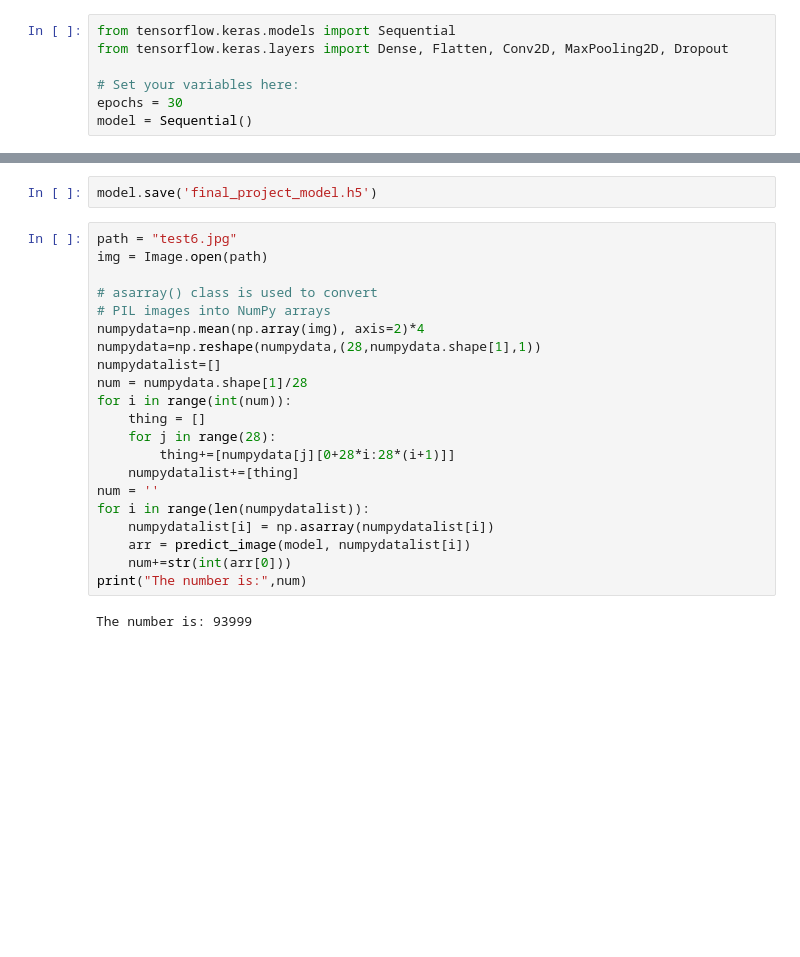
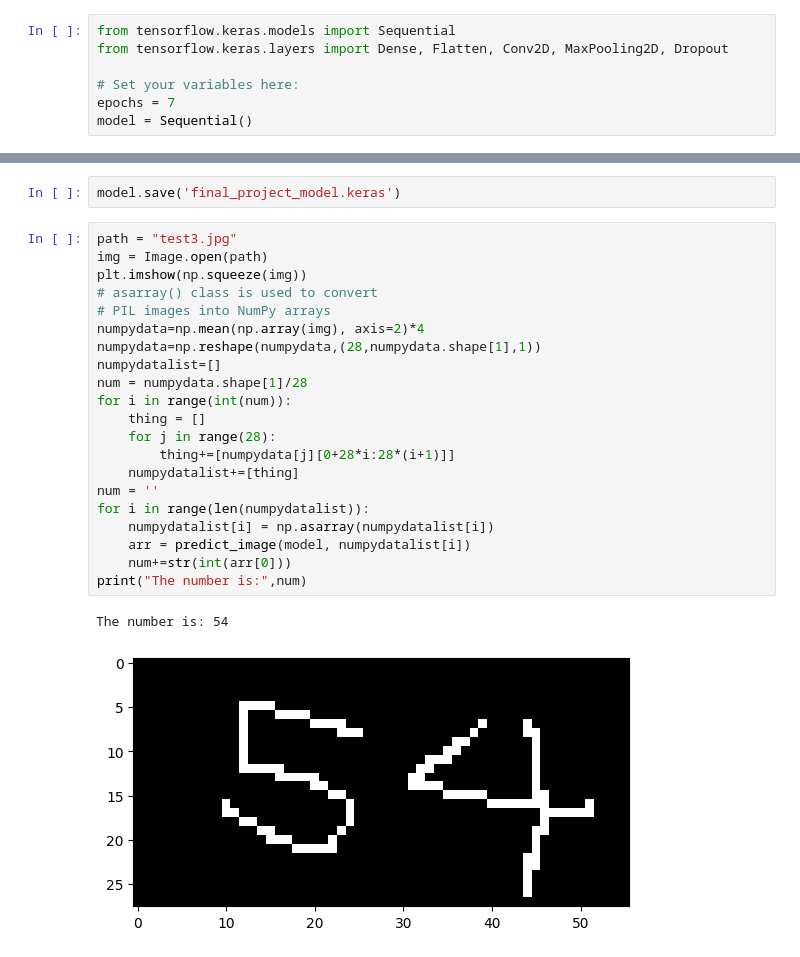
Before and after one commit to danerjin/ae-stuff, a Jupyter notebook: DanielJ/finalproject.ipynb, the cells around one changed output, grey strips where cells are left out. Saved outputs shown, nothing was run; the diff lists cells and outputs as text; blank space fills up the shorter version.

```diff
--- a/DanielJ/finalproject.ipynb
+++ b/DanielJ/finalproject.ipynb
@@ -56,7 +59,7 @@ from tensorflow.keras.models import Sequential
 from tensorflow.keras.layers import Dense, Flatten, Conv2D, MaxPooling2D, Dropout
 
 # Set your variables here:
-epochs = 30
+epochs = 7
 model = Sequential()
 # %%
 model.add(Conv2D(filters=32 , kernel_size=(3,3) ,activation='relu',input_shape= input_shape))
@@ -93,25 +95,26 @@ Epoch 30/30
 # %%
-model.save('final_project_model.h5')
+model.save('final_project_model.keras')
 # %%
-path = "test6.jpg"
+path = "test3.jpg"
 img = Image.open(path)
-
+plt.imshow(np.squeeze(img))
 # asarray() class is used to convert
 # PIL images into NumPy arrays
 numpydata=np.mean(np.array(img), axis=2)*4
 numpydata=np.reshape(numpydata,(28,numpydata.shape[1],1))
 numpydatalist=[]
 num = numpydata.shape[1]/28
 for i in range(int(num)):
     thing = []
     for j in range(28):
         thing+=[numpydata[j][0+28*i:28*(i+1)]]
     numpydatalist+=[thing]
 num = ''
 for i in range(len(numpydatalist)):
     numpydatalist[i] = np.asarray(numpydatalist[i])
     arr = predict_image(model, numpydatalist[i])
     num+=str(int(arr[0]))
 print("The number is:",num)
 # %% [output]
-The number is: 93999
+The number is: 54
+[figure, added]
```
Also changed, not shown: parts of 2 cells of this notebook, 11 other files.
